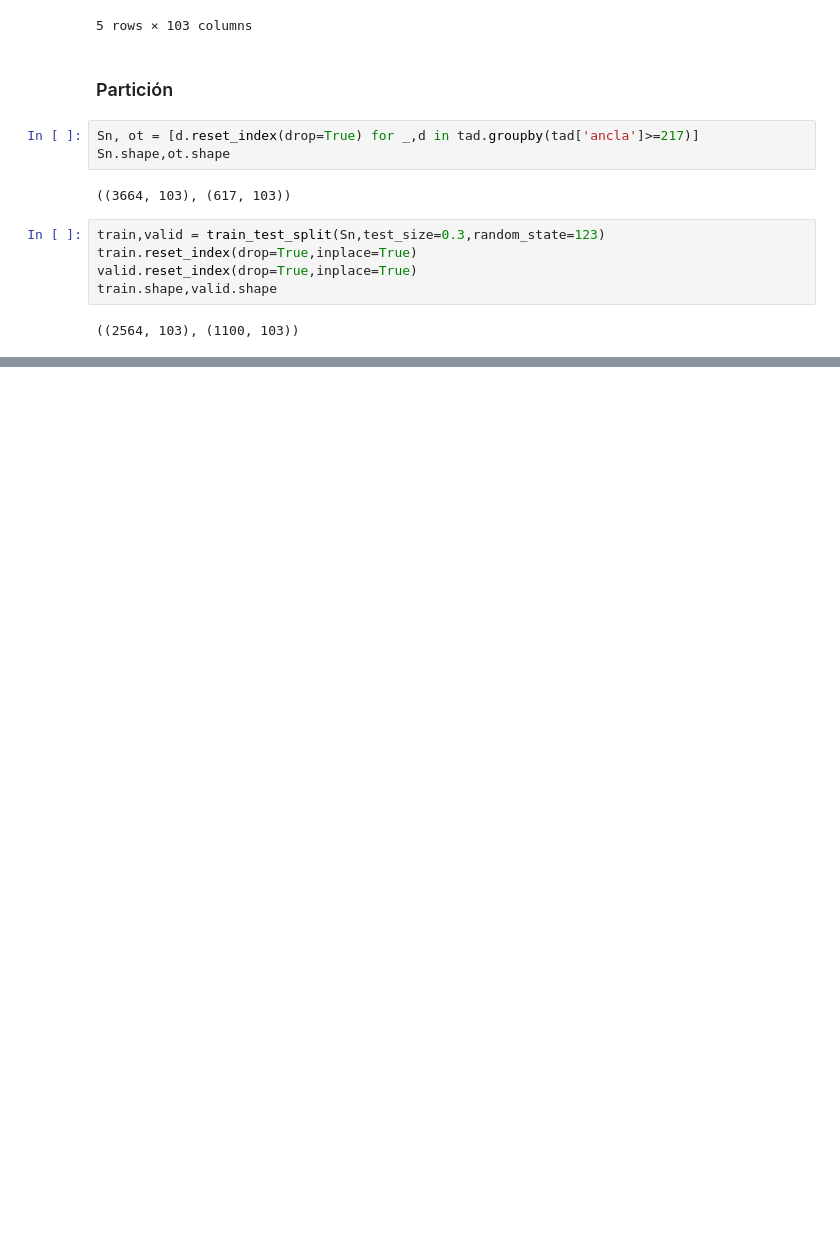
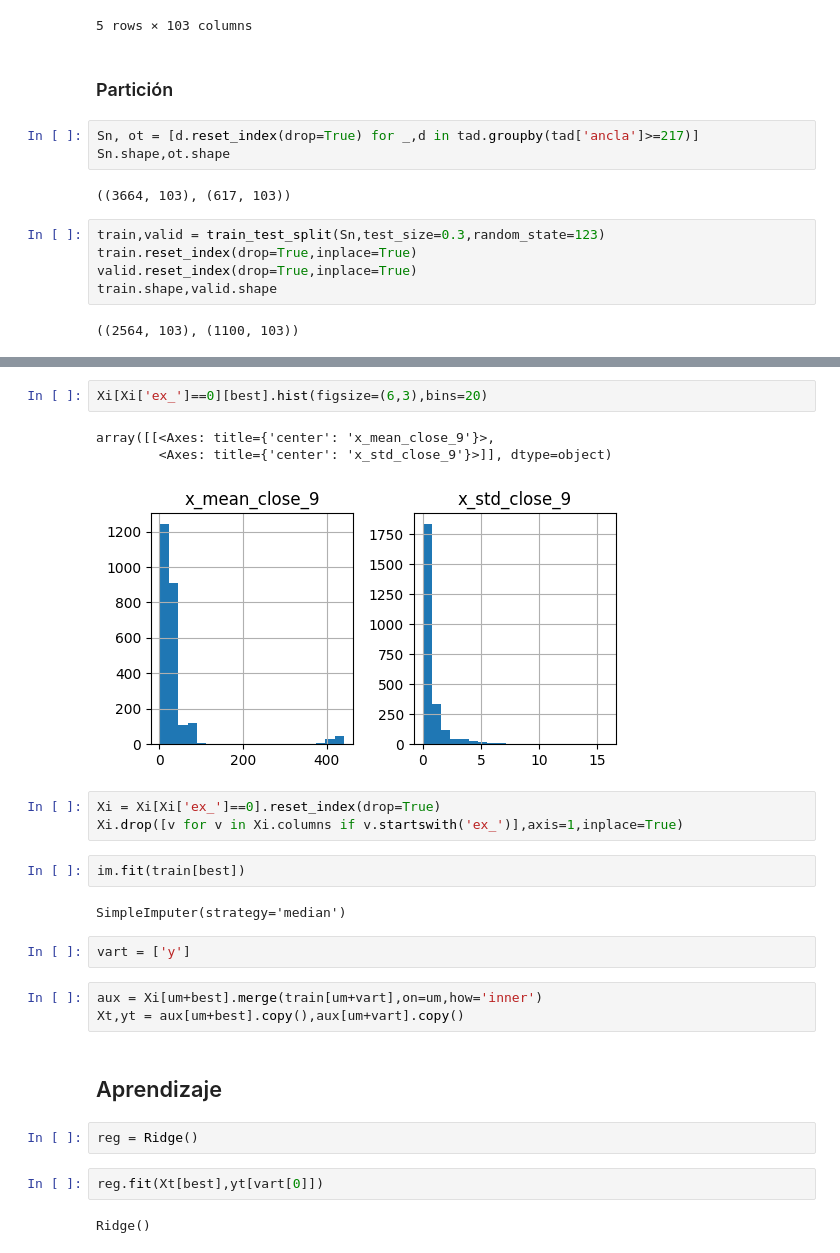
Before and after one commit to JGFuentesC/amv_2023_2, a Jupyter notebook: practicas/Regresión Acciones.ipynb, the cells around one changed output, grey strips where cells are left out. Cells and saved outputs as stored; diff of their text form; blank space fills up the shorter version.

```diff
--- a/practicas/Regresión Acciones.ipynb
+++ b/practicas/Regresión Acciones.ipynb
@@ -182,0 +276,26 @@ train.shape,valid.shape
+# %%
+Xi[Xi['ex_']==0][best].hist(figsize=(6,3),bins=20)
+# %% [output]
+array([[<Axes: title={'center': 'x_mean_close_9'}>,
+        <Axes: title={'center': 'x_std_close_9'}>]], dtype=object)
+[figure, added]
+# %%
+Xi = Xi[Xi['ex_']==0].reset_index(drop=True)
+Xi.drop([v for v in Xi.columns if v.startswith('ex_')],axis=1,inplace=True)
+# %%
+im.fit(train[best])
+# %% [output]
+SimpleImputer(strategy='median')
+# %%
+vart = ['y']
+# %%
+aux = Xi[um+best].merge(train[um+vart],on=um,how='inner')
+Xt,yt = aux[um+best].copy(),aux[um+vart].copy()
+# %% [markdown]
+## Aprendizaje
+# %%
+reg = Ridge()
+# %%
+reg.fit(Xt[best],yt[vart[0]])
+# %% [output]
+Ridge()
```
Also changed, not shown: parts of 26 cells of this notebook, 2 other files.
